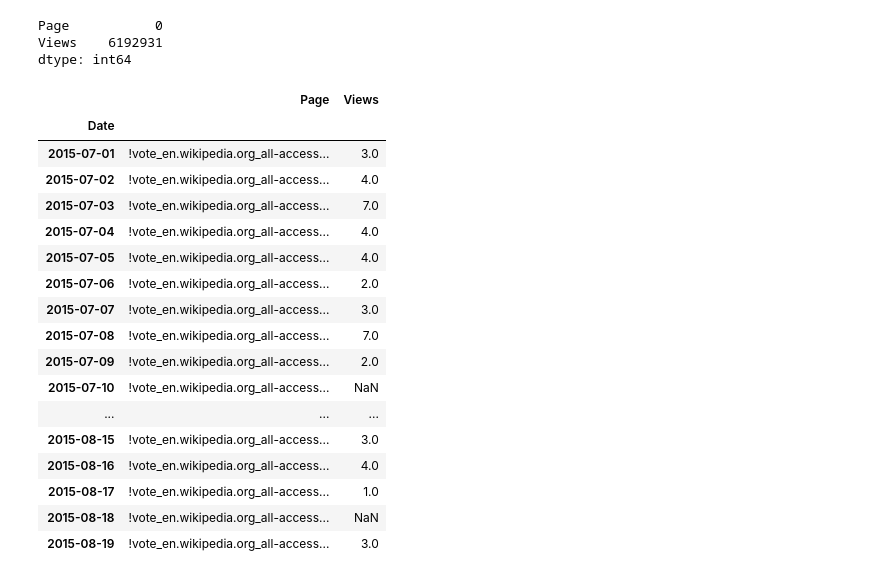
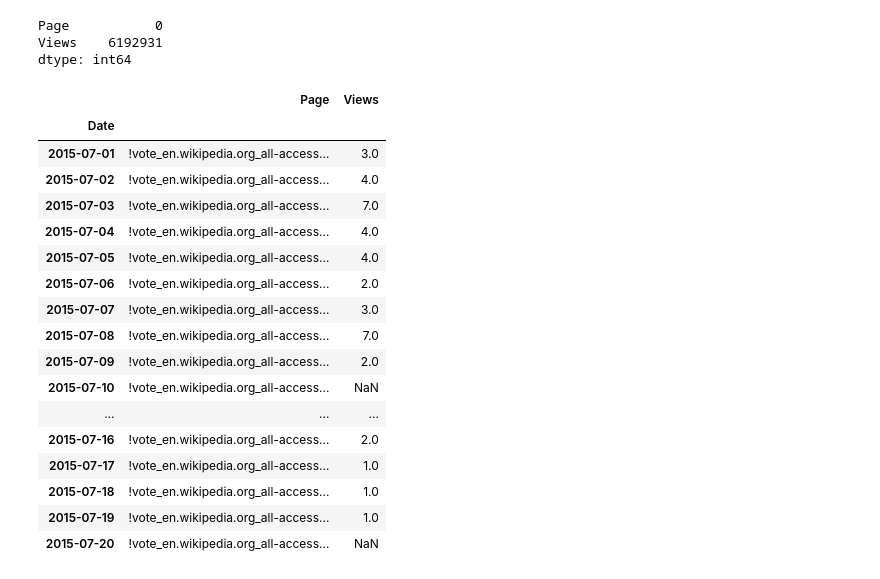
Before and after one commit to Subikshaa/Time-Series-Forecasting-on-Web-Traffic-Dataset, a Jupyter notebook: forecast.ipynb, the cells around one changed output. Drawn from its saved outputs; the diff is of its cells as text; code cells hidden in the pictures.

```diff
--- a/forecast.ipynb
+++ b/forecast.ipynb
@@ -32,7 +32,7 @@ memory usage: 609.8+ MB
 # %%
 df_reshaped = pd.melt(df,id_vars=['Page'],var_name='Date',value_name='Views')
 # %%
-df_reshaped.Views.fillna(0,inplace=True)
+#df_reshaped.Views.fillna(0,inplace=True)
 # %%
 df_reshaped.info()
 # %% [output]
@@ -190,25 +190,25 @@ dtype: int64
 # %%
 df_reshaped = df_reshaped.sort_values(by=['Page','Date'])
 # %%
-df_reshaped.head(n=50)
+df_reshaped.head(n=20)
 # %% [output]
 |  | Page | Views |
 | Date |  |  |
 | 2015-07-01 | !vote_en.wikipedia.org_all-access... | 3.0 |
 | 2015-07-02 | !vote_en.wikipedia.org_all-access... | 4.0 |
 | 2015-07-03 | !vote_en.wikipedia.org_all-access... | 7.0 |
 | 2015-07-04 | !vote_en.wikipedia.org_all-access... | 4.0 |
 | 2015-07-05 | !vote_en.wikipedia.org_all-access... | 4.0 |
 | 2015-07-06 | !vote_en.wikipedia.org_all-access... | 2.0 |
 | 2015-07-07 | !vote_en.wikipedia.org_all-access... | 3.0 |
 | 2015-07-08 | !vote_en.wikipedia.org_all-access... | 7.0 |
 | 2015-07-09 | !vote_en.wikipedia.org_all-access... | 2.0 |
 | 2015-07-10 | !vote_en.wikipedia.org_all-access... | NaN |
 | ... | ... | ... |
-| 2015-08-15 | !vote_en.wikipedia.org_all-access... | 3.0 |
-| 2015-08-16 | !vote_en.wikipedia.org_all-access... | 4.0 |
-| 2015-08-17 | !vote_en.wikipedia.org_all-access... | 1.0 |
-| 2015-08-18 | !vote_en.wikipedia.org_all-access... | NaN |
-| 2015-08-19 | !vote_en.wikipedia.org_all-access... | 3.0 |
+| 2015-07-16 | !vote_en.wikipedia.org_all-access... | 2.0 |
+| 2015-07-17 | !vote_en.wikipedia.org_all-access... | 1.0 |
+| 2015-07-18 | !vote_en.wikipedia.org_all-access... | 1.0 |
+| 2015-07-19 | !vote_en.wikipedia.org_all-access... | 1.0 |
+| 2015-07-20 | !vote_en.wikipedia.org_all-access... | NaN |
 # %%
 df_reshaped = df_reshaped.fillna(method='ffill')
```
Also changed, not shown: parts of 2 cells of this notebook.
